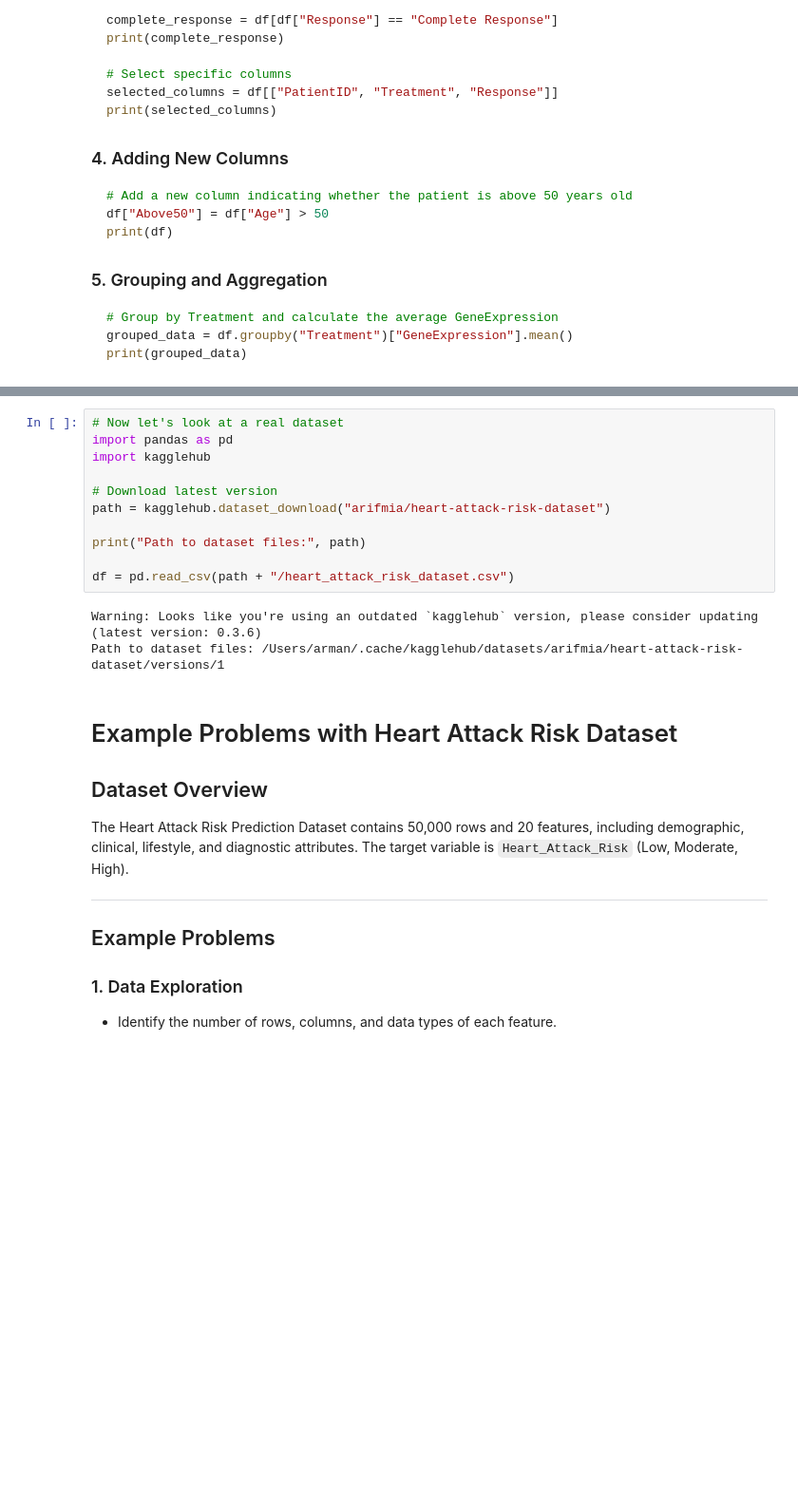
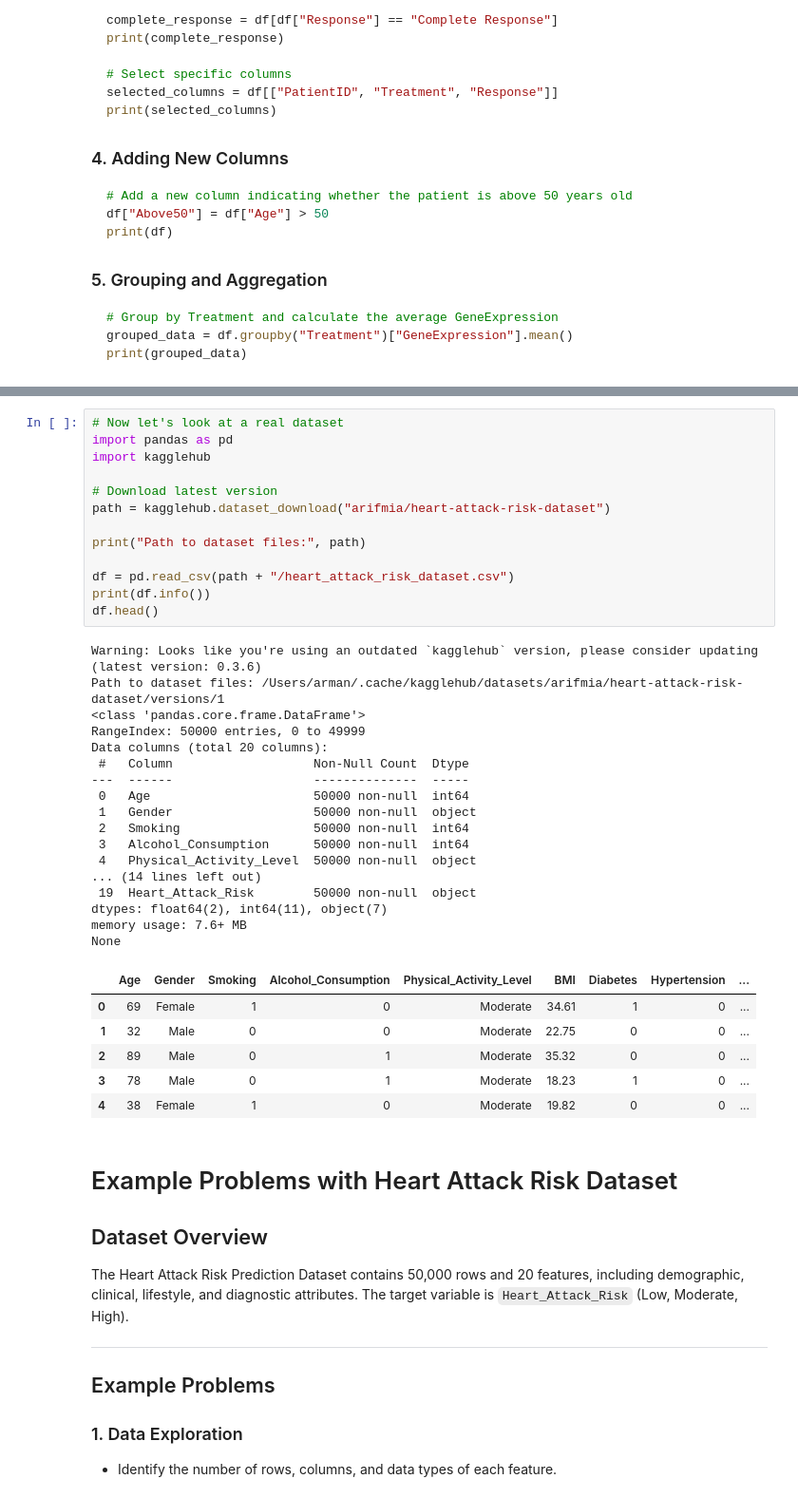
Before and after one commit to armankarshenas/TUMS2025, a Jupyter notebook: lectures/lecture6.ipynb, the cells around one changed output, grey strips where cells are left out. Shown at 95% size. Drawn from its saved outputs; the diff is of its cells as text; blank space fills up the shorter version.

```diff
--- a/lectures/lecture6.ipynb
+++ b/lectures/lecture6.ipynb
@@ -110,17 +200,40 @@ print(grouped_data)
 # %%
 # Now let's look at a real dataset
 import pandas as pd
 import kagglehub
 
 # Download latest version
 path = kagglehub.dataset_download("arifmia/heart-attack-risk-dataset")
 
 print("Path to dataset files:", path)
 
 df = pd.read_csv(path + "/heart_attack_risk_dataset.csv")
+print(df.info())
+df.head()
 # %% [output]
 Warning: Looks like you're using an outdated `kagglehub` version, please consider updating (latest version: 0.3.6)
 Path to dataset files: /Users/arman/.cache/kagglehub/datasets/arifmia/heart-attack-risk-dataset/versions/1
+<class 'pandas.core.frame.DataFrame'>
+RangeIndex: 50000 entries, 0 to 49999
+Data columns (total 20 columns):
+ #   Column                   Non-Null Count  Dtype
+---  ------                   --------------  -----
+ 0   Age                      50000 non-null  int64
+ 1   Gender                   50000 non-null  object
+ 2   Smoking                  50000 non-null  int64
+ 3   Alcohol_Consumption      50000 non-null  int64
+ 4   Physical_Activity_Level  50000 non-null  object
+... (14 lines left out)
+ 19  Heart_Attack_Risk        50000 non-null  object
+dtypes: float64(2), int64(11), object(7)
+memory usage: 7.6+ MB
+None
+|  | Age | Gender | Smoking | Alcohol_Consumption | Physical_Activity_Level | BMI | Diabetes | Hypertension | ... |
+| 0 | 69 | Female | 1 | 0 | Moderate | 34.61 | 1 | 0 | ... |
+| 1 | 32 | Male | 0 | 0 | Moderate | 22.75 | 0 | 0 | ... |
+| 2 | 89 | Male | 0 | 1 | Moderate | 35.32 | 0 | 0 | ... |
+| 3 | 78 | Male | 0 | 1 | Moderate | 18.23 | 1 | 0 | ... |
+| 4 | 38 | Female | 1 | 0 | Moderate | 19.82 | 0 | 0 | ... |
 # %% [markdown]
 # Example Problems with Heart Attack Risk Dataset
 
```
Also changed, not shown: parts of 7 cells of this notebook.
